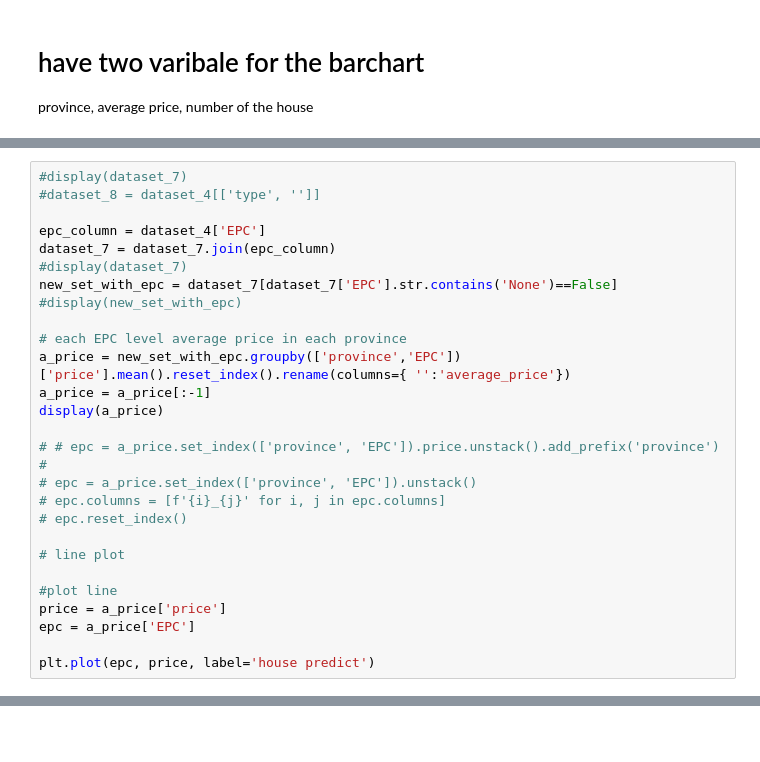
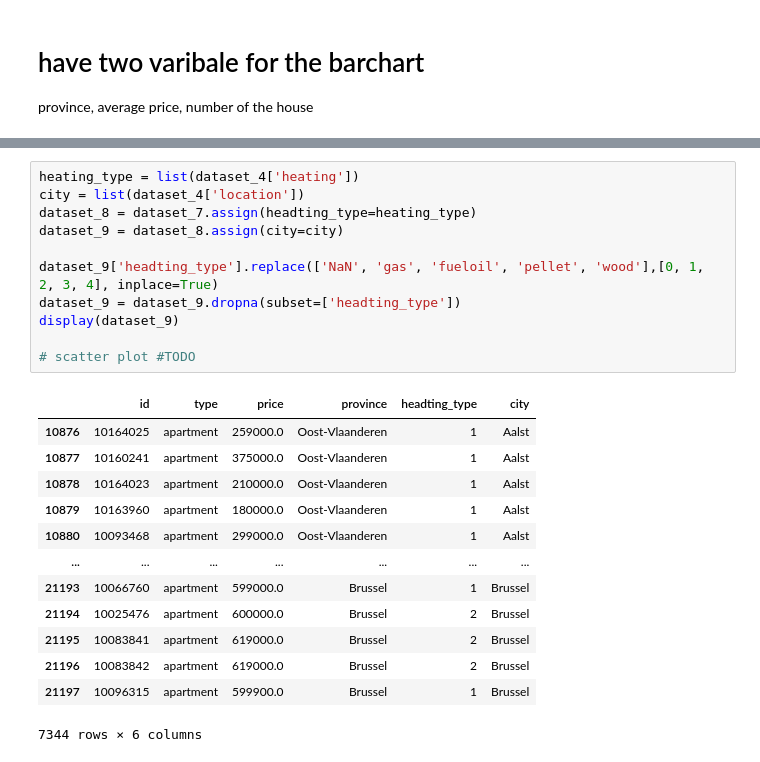
Before and after one commit to duckduckyaya/real-estate-price-prediction, a Jupyter notebook: data-acquisition/cleaning-data.ipynb, the cells around one changed output, grey strips where cells are left out. Saved outputs shown, nothing was run; the diff lists cells and outputs as text; blank space fills up the shorter version.

```diff
--- a/data-acquisition/cleaning-data.ipynb
+++ b/data-acquisition/cleaning-data.ipynb
@@ -275,31 +292,3 @@ plt.show()
 > 1. x=epc
 > 2. y=price
 > 3. legents= province
-# %%
-#display(dataset_7)
-#dataset_8 = dataset_4[['type', '']]
-
-epc_column = dataset_4['EPC']
-dataset_7 = dataset_7.join(epc_column)
-#display(dataset_7)
-new_set_with_epc = dataset_7[dataset_7['EPC'].str.contains('None')==False]
-#display(new_set_with_epc)
-
-# each EPC level average price in each province
-a_price = new_set_with_epc.groupby(['province','EPC'])['price'].mean().reset_index().rename(columns={ '':'average_price'})
-a_price = a_price[:-1]
-display(a_price)
-
-# # epc = a_price.set_index(['province', 'EPC']).price.unstack().add_prefix('province')
-#
-# epc = a_price.set_index(['province', 'EPC']).unstack()
-# epc.columns = [f'{i}_{j}' for i, j in epc.columns]
-# epc.reset_index()
-
-# line plot
-
-#plot line
-price = a_price['price']
-epc = a_price['EPC']
-
-plt.plot(epc, price, label='house predict')
@@ -325,0 +295,25 @@ plt.plot(epc, price, label='house predict')
+# %%
+heating_type = list(dataset_4['heating'])
+city = list(dataset_4['location'])
+dataset_8 = dataset_7.assign(headting_type=heating_type)
+dataset_9 = dataset_8.assign(city=city)
+
+dataset_9['headting_type'].replace(['NaN', 'gas', 'fueloil', 'pellet', 'wood'],[0, 1, 2, 3, 4], inplace=True)
+dataset_9 = dataset_9.dropna(subset=['headting_type'])
+display(dataset_9)
+
+# scatter plot #TODO
+# %% [output]
+|  | id | type | price | province | headting_type | city |
+| 10876 | 10164025 | apartment | 259000.0 | Oost-Vlaanderen | 1 | Aalst |
+| 10877 | 10160241 | apartment | 375000.0 | Oost-Vlaanderen | 1 | Aalst |
+| 10878 | 10164023 | apartment | 210000.0 | Oost-Vlaanderen | 1 | Aalst |
+| 10879 | 10163960 | apartment | 180000.0 | Oost-Vlaanderen | 1 | Aalst |
+| 10880 | 10093468 | apartment | 299000.0 | Oost-Vlaanderen | 1 | Aalst |
+| ... | ... | ... | ... | ... | ... | ... |
+| 21193 | 10066760 | apartment | 599000.0 | Brussel | 1 | Brussel |
+| 21194 | 10025476 | apartment | 600000.0 | Brussel | 2 | Brussel |
+| 21195 | 10083841 | apartment | 619000.0 | Brussel | 2 | Brussel |
+| 21196 | 10083842 | apartment | 619000.0 | Brussel | 2 | Brussel |
+| 21197 | 10096315 | apartment | 599900.0 | Brussel | 1 | Brussel |
+7344 rows × 6 columns
```
Also changed, not shown: parts of 5 cells of this notebook.
